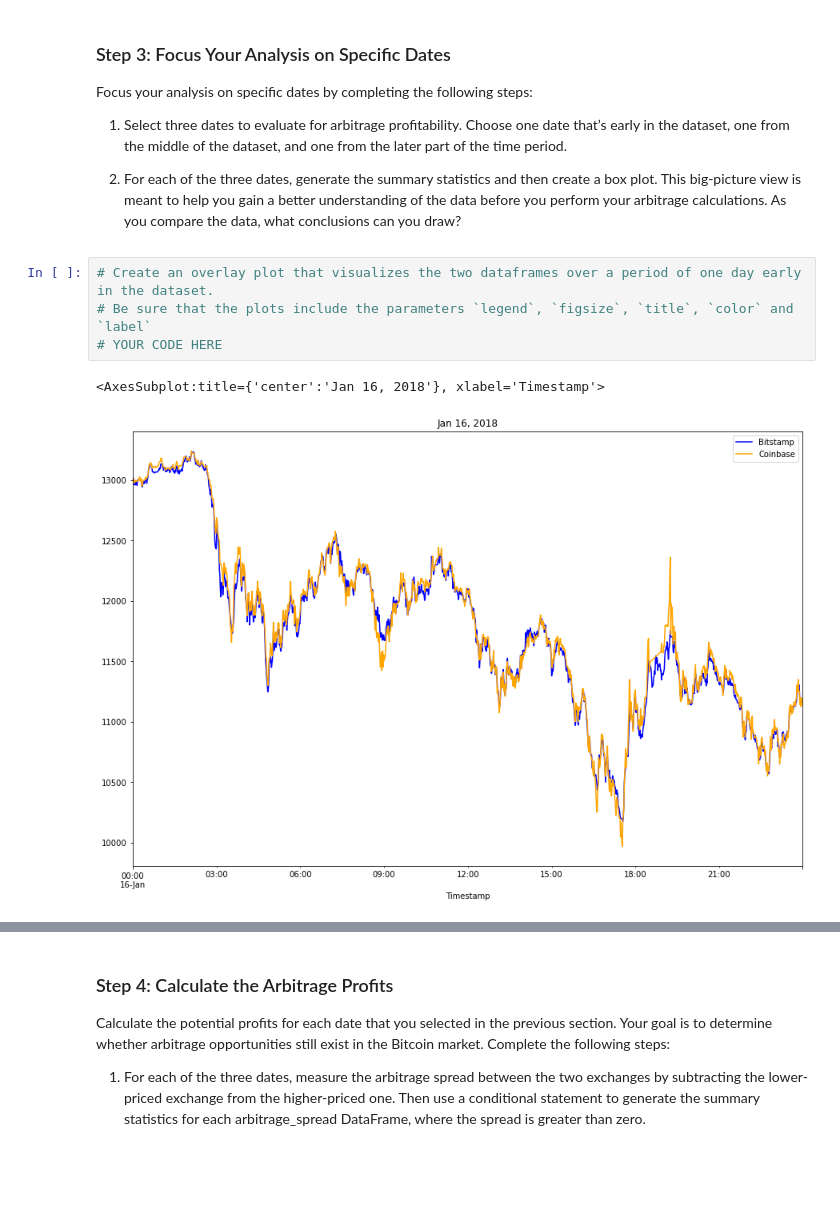
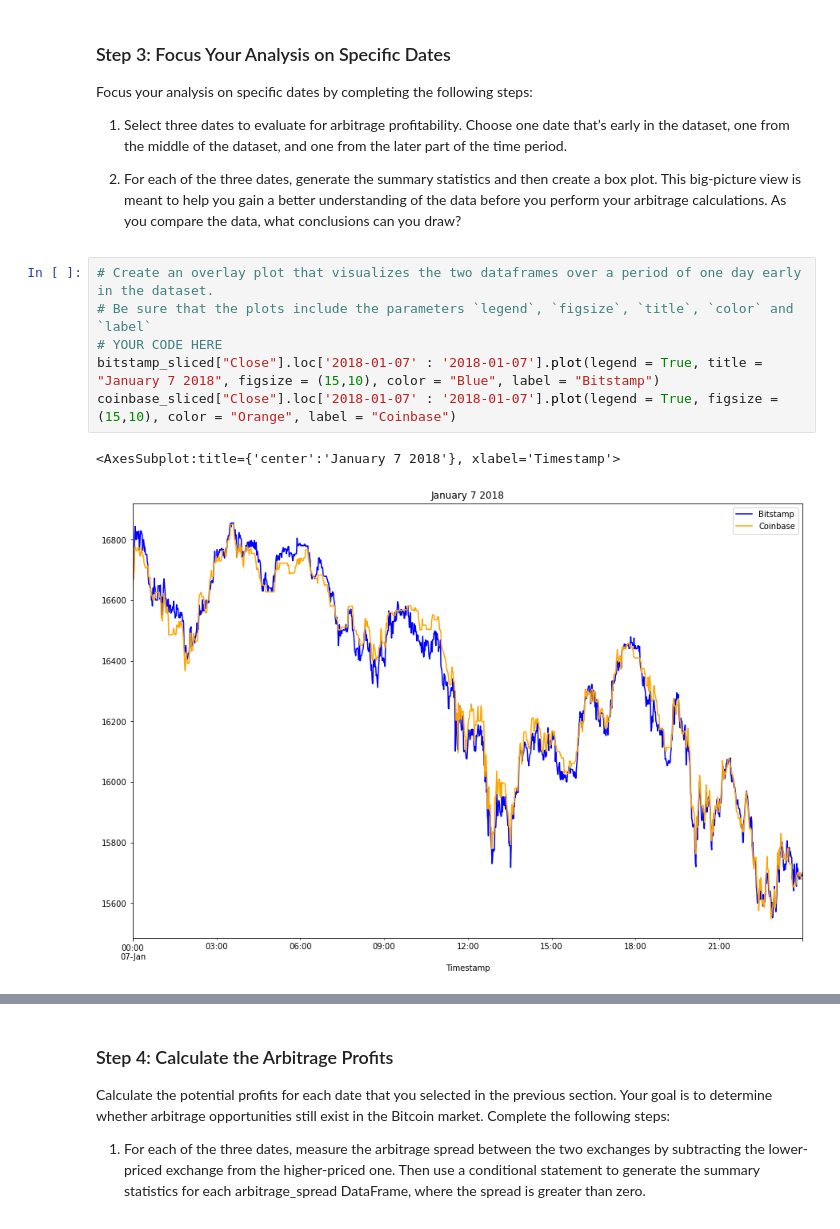
Before and after one commit to endie5/challenge3, a Jupyter notebook: Starter_Code/crypto_arbitrage.ipynb, the cells around one changed output, grey strips where cells are left out. Cells and saved outputs as stored; diff of their text form; blank space fills up the shorter version.

```diff
--- a/Starter_Code/crypto_arbitrage.ipynb
+++ b/Starter_Code/crypto_arbitrage.ipynb
@@ -337,10 +339,12 @@ Focus your analysis on specific dates by completing the following steps:
 # %%
 # Create an overlay plot that visualizes the two dataframes over a period of one day early in the dataset.
 # Be sure that the plots include the parameters `legend`, `figsize`, `title`, `color` and `label`
 # YOUR CODE HERE
+bitstamp_sliced["Close"].loc['2018-01-07' : '2018-01-07'].plot(legend = True, title = "January 7 2018", figsize = (15,10), color = "Blue", label = "Bitstamp")
+coinbase_sliced["Close"].loc['2018-01-07' : '2018-01-07'].plot(legend = True, figsize = (15,10), color = "Orange", label = "Coinbase")
 # %% [output]
-<AxesSubplot:title={'center':'Jan 16, 2018'}, xlabel='Timestamp'>
+<AxesSubplot:title={'center':'January 7 2018'}, xlabel='Timestamp'>
-[figure, old version]
+[figure, new version]
 # %%
 # Using the early date that you have selected, calculate the arbitrage spread
 # by subtracting the bitstamp lower closing prices from the coinbase higher closing prices
```
Also changed, not shown: parts of 11 cells of this notebook.
